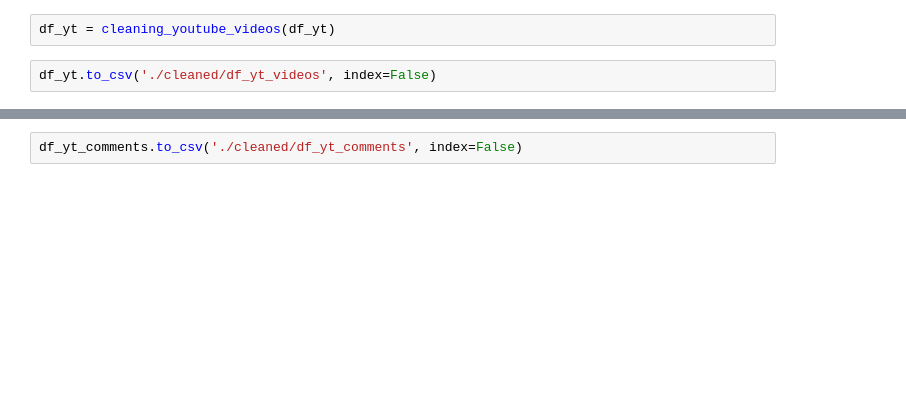
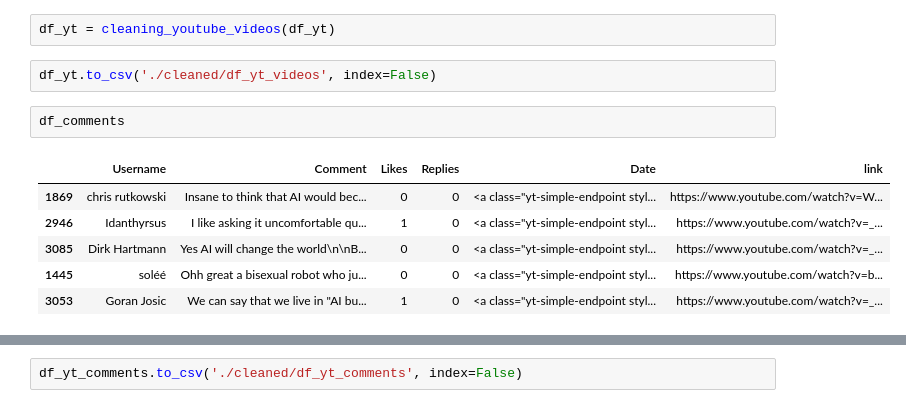
Before and after one commit to TimKuijten/final_project, a Jupyter notebook: clean_yt.ipynb, the cells around one changed output, grey strips where cells are left out. Cells and saved outputs as stored; diff of their text form; blank space fills up the shorter version.

```diff
--- a/clean_yt.ipynb
+++ b/clean_yt.ipynb
@@ -111,6 +134,15 @@ def cleaning_youtube_comments(df):
 df_yt = cleaning_youtube_videos(df_yt)
 # %%
 df_yt.to_csv('./cleaned/df_yt_videos', index=False)
+# %%
+df_comments
+# %% [output]
+|  | Username | Comment | Likes | Replies | Date | link |
+| 1869 | chris rutkowski | Insane to think that AI would bec... | 0 | 0 | <a class="yt-simple-endpoint styl... | https://www.youtube.com/watch?v=W... |
+| 2946 | Idanthyrsus | I like asking it uncomfortable qu... | 1 | 0 | <a class="yt-simple-endpoint styl... | https://www.youtube.com/watch?v=_... |
+| 3085 | Dirk Hartmann | Yes AI will change the world\n\nB... | 0 | 0 | <a class="yt-simple-endpoint styl... | https://www.youtube.com/watch?v=_... |
+| 1445 | soléé | Ohh great a bisexual robot who ju... | 0 | 0 | <a class="yt-simple-endpoint styl... | https://www.youtube.com/watch?v=b... |
+| 3053 | Goran Josic | We can say that we live in "AI bu... | 1 | 0 | <a class="yt-simple-endpoint styl... | https://www.youtube.com/watch?v=_... |
 # %%
 df_yt_comments = cleaning_youtube_comments(df_comments)
 # %% [output]
```
Also changed, not shown: parts of 9 cells of this notebook, 7 other files.
